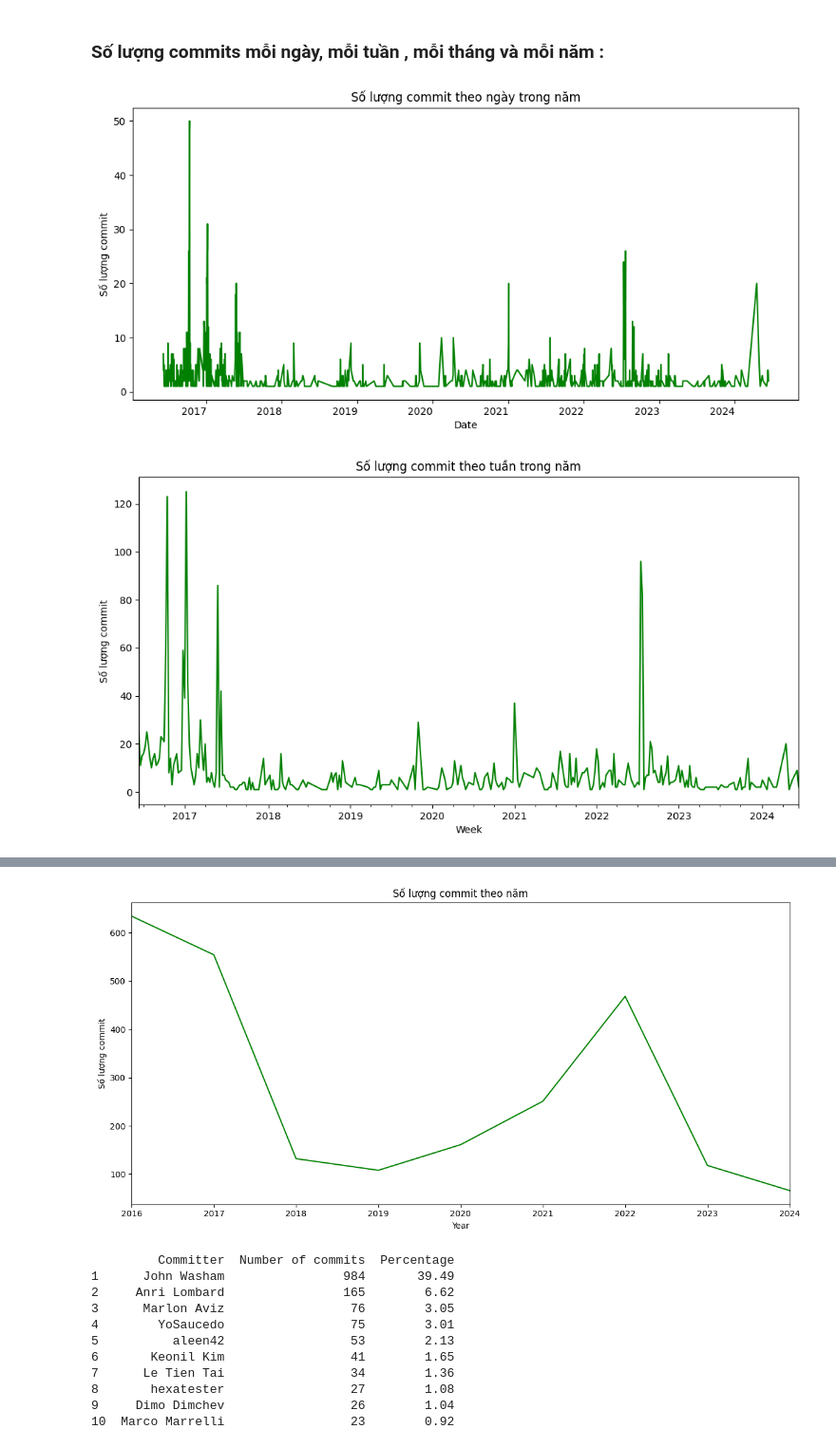
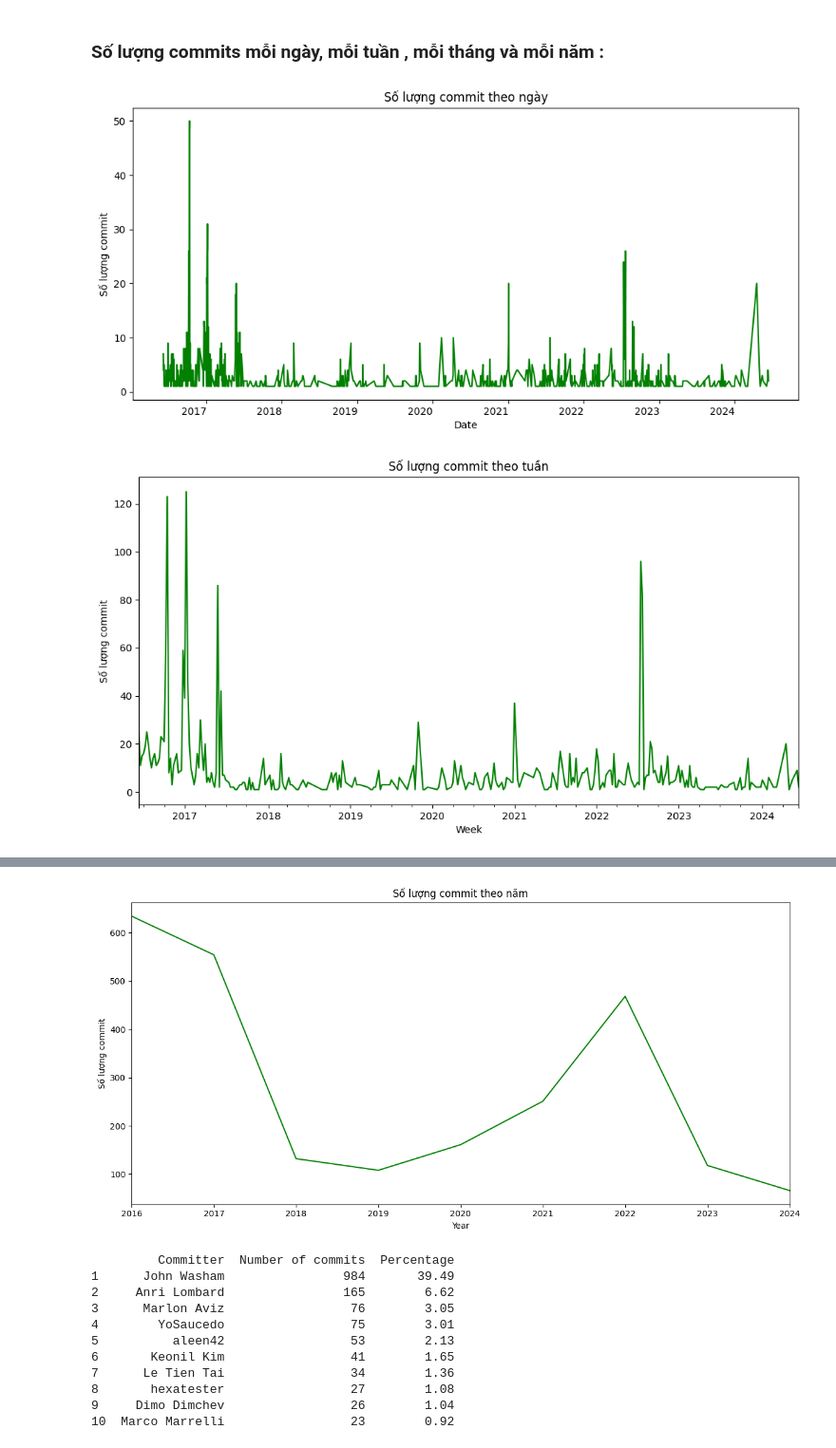
Before and after one commit to TaGiangThuyLoan/Python, a Jupyter notebook: Try.ipynb, the cells around one changed output, grey strips where cells are left out. Shown at 95% size. Drawn from its saved outputs; the diff is of its cells as text; code cells hidden in the pictures.

```diff
--- a/Try.ipynb
+++ b/Try.ipynb
@@ -83,47 +79,45 @@ plt.show()
 # %% [markdown]
 ### Số lượng commits mỗi ngày, mỗi tuần , mỗi tháng và mỗi năm :
 # %%
-import pandas as pd
-import matplotlib.pyplot as plt
 
 df['Author_date'] = pd.to_datetime(df['Author_date'])
 commit_counts_by_day = df['Author_date'].value_counts().sort_index()
 plt.figure(figsize=(12, 6))
 commit_counts_by_day.plot(kind='line', color='green')
-plt.title('Số lượng commit theo ngày trong năm')
+plt.title('Số lượng commit theo ngày')
 plt.xlabel('Date')
 plt.ylabel('Số lượng commit')
 plt.xticks(rotation=0)
 
 df['week'] = df['Author_date'].dt.to_period('W')
 commit_counts_by_week = df['week'].value_counts().sort_index()
 plt.figure(figsize=(12, 6))
 commit_counts_by_week.plot(kind='line', color='green')
-plt.title('Số lượng commit theo tuần trong năm')
+plt.title('Số lượng commit theo tuần')
 plt.xlabel('Week')
 plt.ylabel('Số lượng commit')
 plt.xticks(rotation=0)
 
 df['month'] = df['Author_date'].dt.to_period('M')
 commit_counts_by_month = df['month'].value_counts().sort_index()
 plt.figure(figsize=(12, 6))
 commit_counts_by_month.plot(kind='line', color='green')
-plt.title('Số lượng commit theo tháng trong năm')
+plt.title('Số lượng commit theo tháng')
 plt.xlabel('Month')
 plt.ylabel('Số lượng commit')
 plt.xticks(rotation=0)
 
 df['month'] = df['Author_date'].dt.to_period('Y')
 commit_counts_by_month = df['month'].value_counts().sort_index()
 plt.figure(figsize=(12, 6))
 commit_counts_by_month.plot(kind='line', color='green')
 plt.title('Số lượng commit theo năm')
 plt.xlabel('Year')
 plt.ylabel('Số lượng commit')
 plt.xticks(rotation=0)
 
 plt.tight_layout()
 plt.show()
 # %% [output]
-[figure, old version]
+[figure, new version]
-[figure, old version]
+[figure, new version]
```
Also changed, not shown: parts of 10 cells of this notebook.
